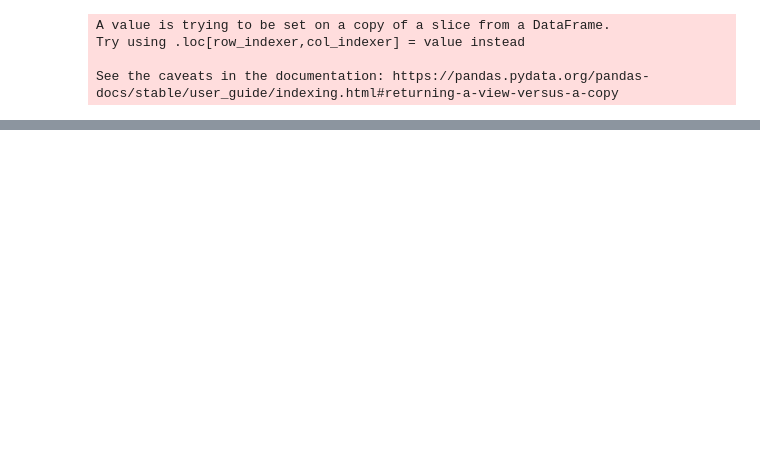
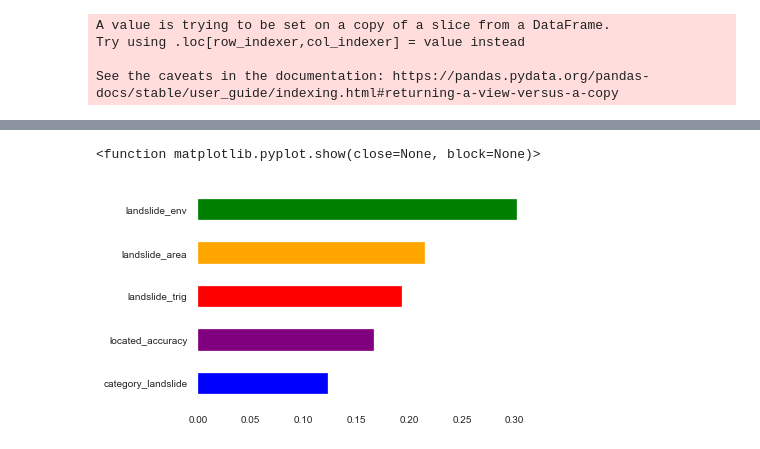
Before and after one commit to shupersap/Global_Landslide, a Jupyter notebook: 2_exploration/EDA.ipynb, the cells around one changed output, grey strips where cells are left out. Saved outputs shown, nothing was run; the diff lists cells and outputs as text; code cells hidden in the pictures; blank space fills up the shorter version.

```diff
--- a/2_exploration/EDA.ipynb
+++ b/2_exploration/EDA.ipynb
@@ -151,0 +162,3 @@ scaled_slide=minmax_scaling(no_dt_df, columns = no_dt_df.columns.values)
+# %%
+x=scaled_slide.iloc[:,:5]
+y=scaled_slide.iloc[:,-1]
@@ -151,0 +172,8 @@ scaled_slide=minmax_scaling(no_dt_df, columns = no_dt_df.columns.values)
+# %%
+feat_importance=pd.Series(model.feature_importances_,index=x.columns).sort_values()
+feat_importance.plot(kind="barh",color=["blue","purple","red","orange","green"])
+plt.show
+#All selected features hold prominence, suprisingly location accuracy serves more prominent than category of landslide
+# %% [output]
+<function matplotlib.pyplot.show(close=None, block=None)>
+[figure, added]
```
Also changed, not shown: parts of 7 cells of this notebook.
